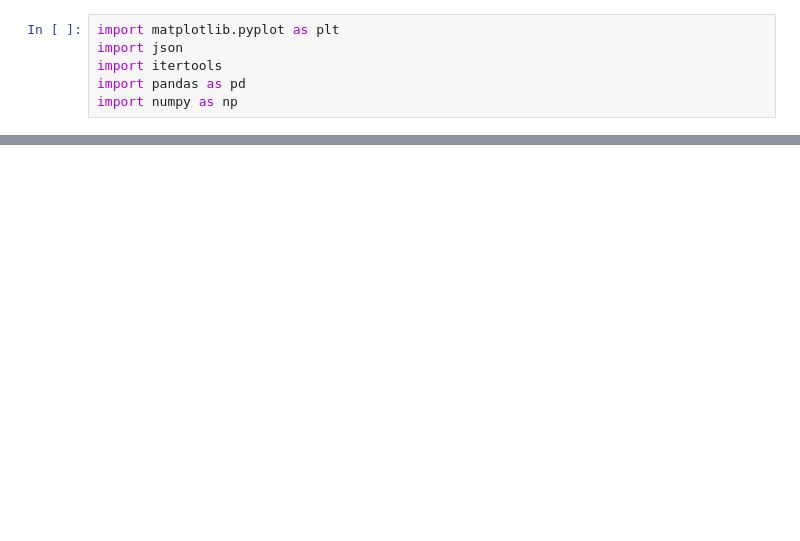
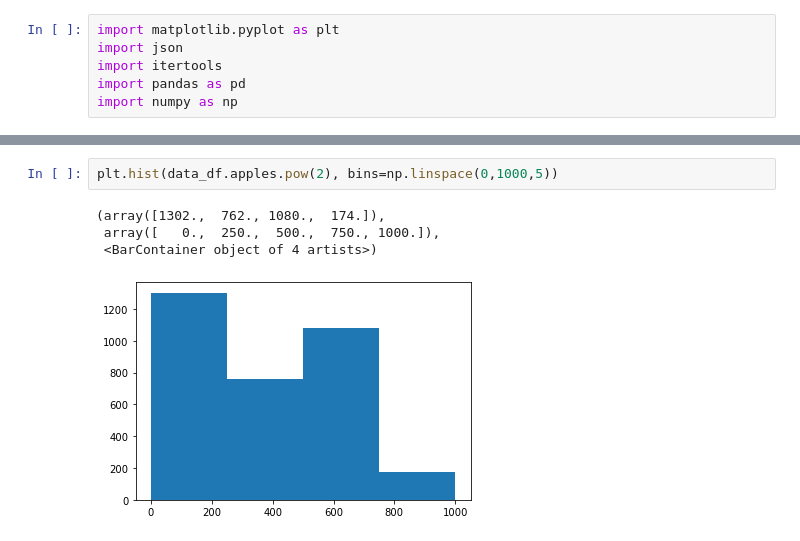
Before and after one commit to werner291/Multigoal-Orchard-Drone-Planning-Library, a Jupyter notebook: analysis/Performance Analysis.ipynb, the cells around one changed output, grey strips where cells are left out. Drawn from its saved outputs; the diff is of its cells as text; blank space fills up the shorter version.

```diff
--- a/analysis/Performance Analysis.ipynb
+++ b/analysis/Performance Analysis.ipynb
@@ -41,3 +35,10 @@ data_df
+# %%
+plt.hist(data_df.apples.pow(2), bins=np.linspace(0,1000,5))
+# %% [output]
+(array([1302.,  762., 1080.,  174.]),
+ array([   0.,  250.,  500.,  750., 1000.]),
+ <BarContainer object of 4 artists>)
+[figure, added]
 # %%
 per_run_mean = data_df[(data_df.solved) & (data_df.ptp_idx != 0)]\
     .groupby(['intermediate_planner', 'ordering', 'run_idx'])\
```
Also changed, not shown: parts of 8 cells of this notebook, 5 other files.
